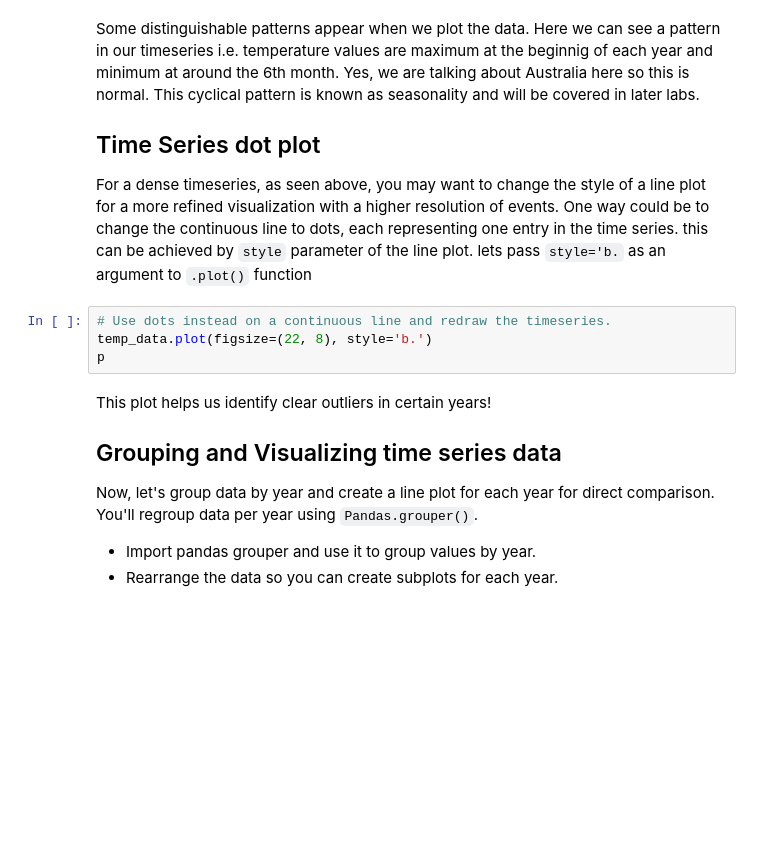
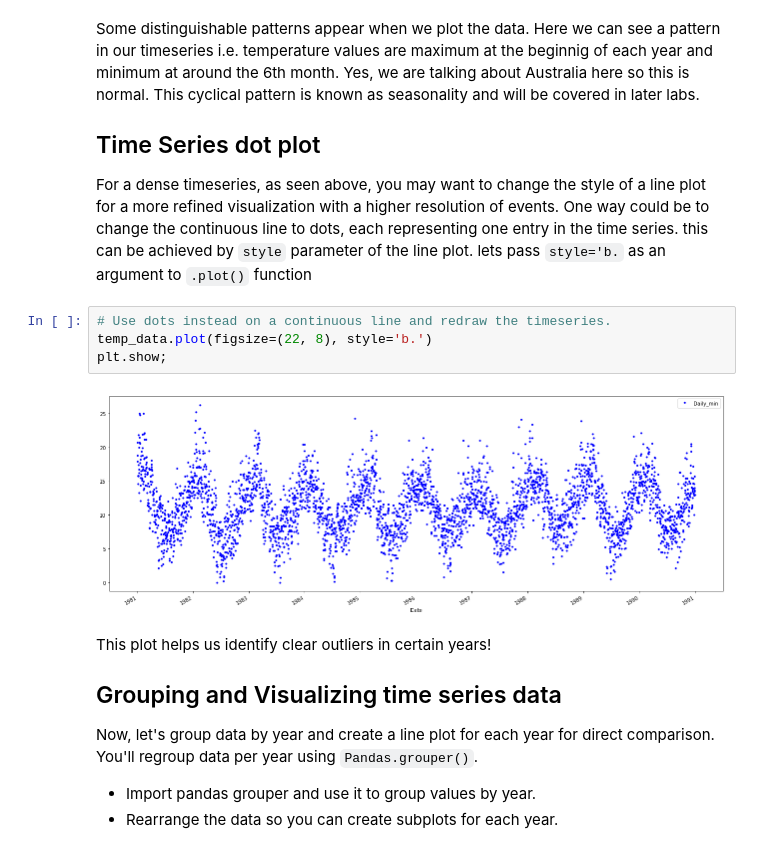
Before and after one commit to nkacoroski/dsc-3-25-04-visualizing-time-series-data-lab-seattle-ds-career-040119, a Jupyter notebook: index.ipynb, the cells around one changed output. Cells and saved outputs as stored; diff of their text form; blank space fills up the shorter version.

```diff
--- a/index.ipynb
+++ b/index.ipynb
@@ -70,7 +70,9 @@ For a dense timeseries, as seen above, you may want to change the style of a lin
 # %%
 # Use dots instead on a continuous line and redraw the timeseries.
 temp_data.plot(figsize=(22, 8), style='b.')
-p
+plt.show;
+# %% [output]
+[figure, added]
 # %% [markdown]
 This plot helps us identify clear outliers in certain years!
 
```
